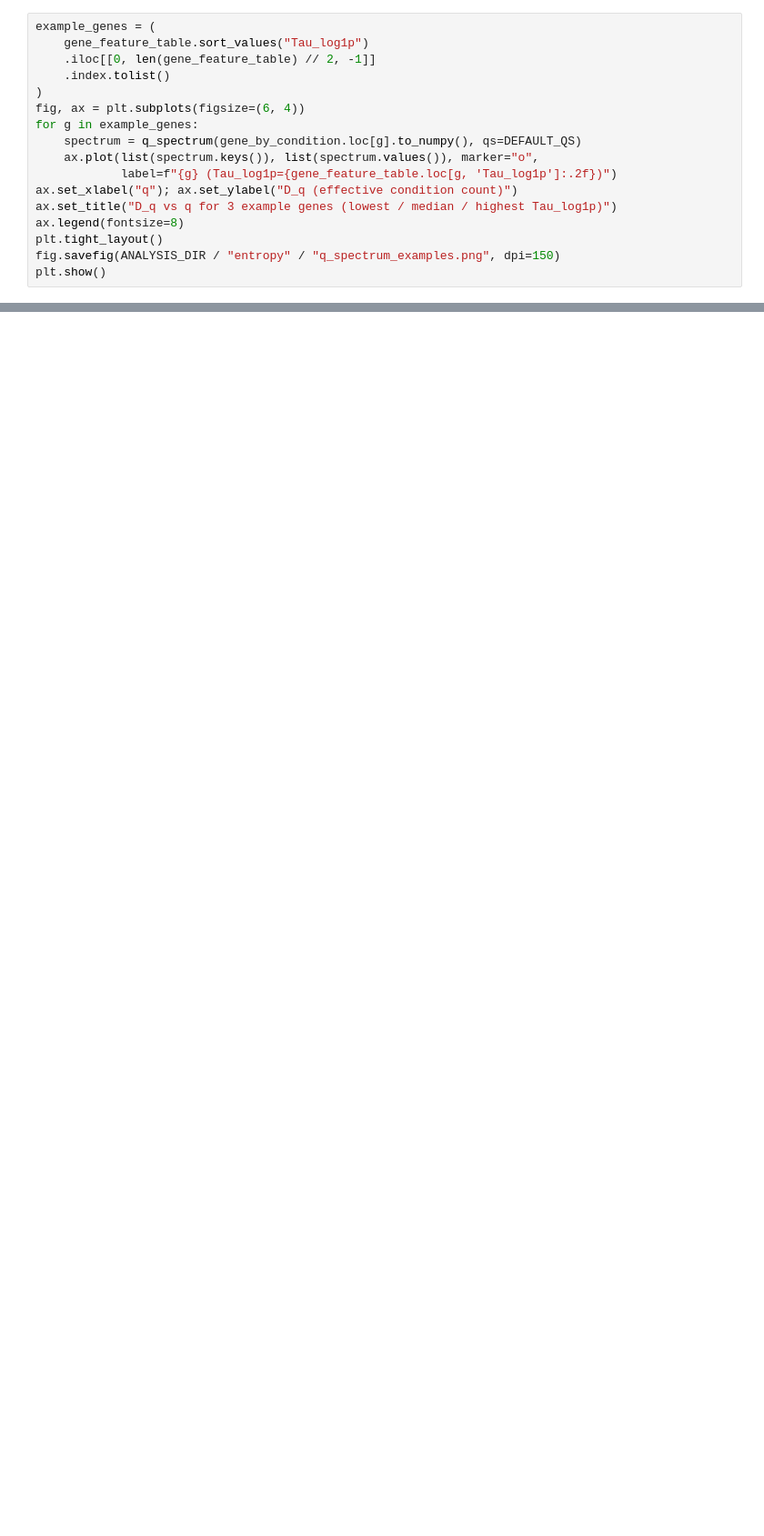
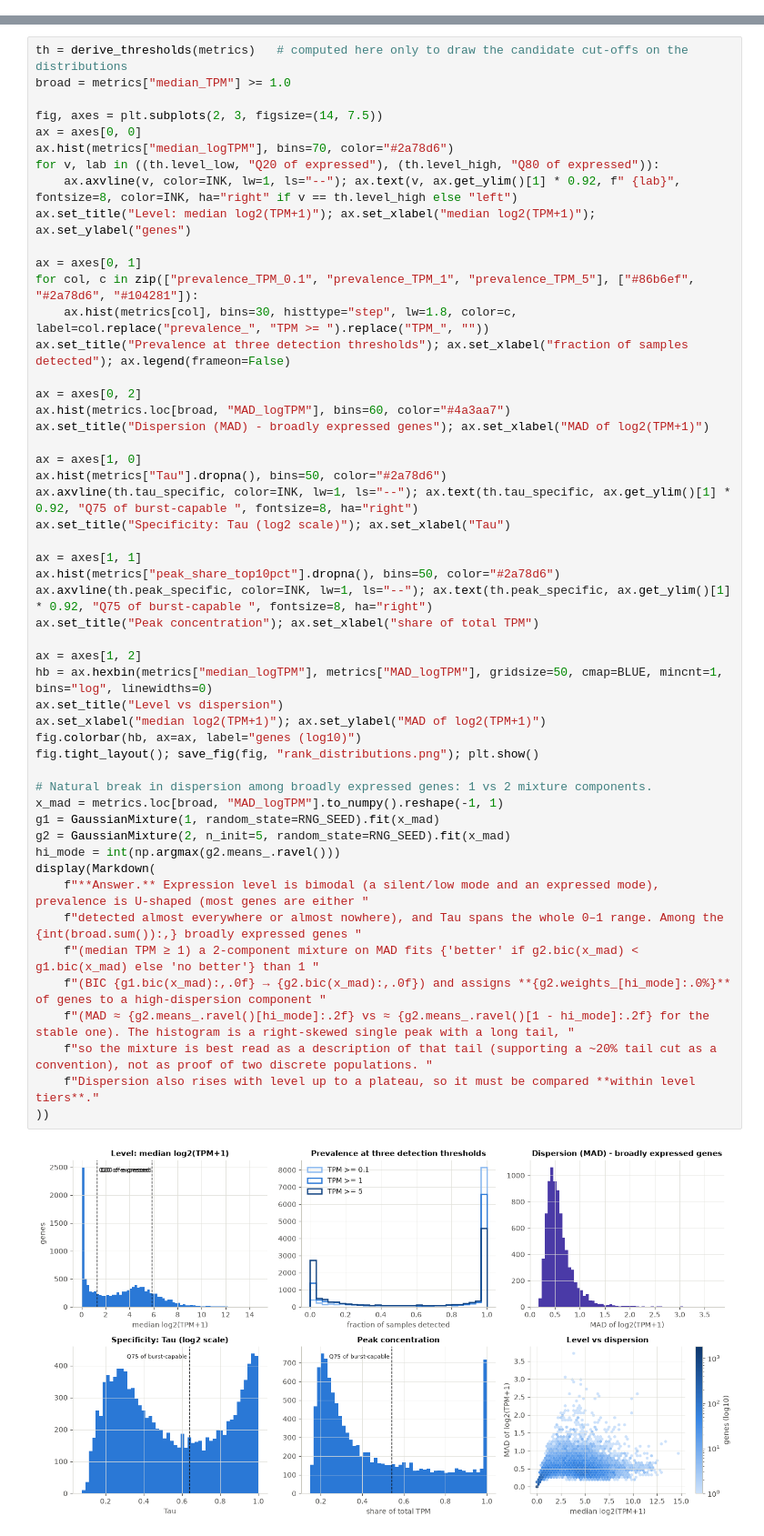
Before and after one commit to BatistaB/KOEXA, a Jupyter notebook: notebooks/gene_expression_classification.ipynb, the cells around one changed output, grey strips where cells are left out. Shown at 91% size. Saved outputs shown, nothing was run; the diff lists cells and outputs as text; blank space fills up the shorter version.

```diff
--- a/notebooks/gene_expression_classification.ipynb
+++ b/notebooks/gene_expression_classification.ipynb
@@ -882,17 +0,0 @@ just the dominant condition(s) as q→4) for genes with different shapes of expr
-# %%
-example_genes = (
-    gene_feature_table.sort_values("Tau_log1p")
-    .iloc[[0, len(gene_feature_table) // 2, -1]]
-    .index.tolist()
-)
-fig, ax = plt.subplots(figsize=(6, 4))
-for g in example_genes:
-    spectrum = q_spectrum(gene_by_condition.loc[g].to_numpy(), qs=DEFAULT_QS)
-    ax.plot(list(spectrum.keys()), list(spectrum.values()), marker="o",
-            label=f"{g} (Tau_log1p={gene_feature_table.loc[g, 'Tau_log1p']:.2f})")
-ax.set_xlabel("q"); ax.set_ylabel("D_q (effective condition count)")
-ax.set_title("D_q vs q for 3 example genes (lowest / median / highest Tau_log1p)")
-ax.legend(fontsize=8)
-plt.tight_layout()
-fig.savefig(ANALYSIS_DIR / "entropy" / "q_spectrum_examples.png", dpi=150)
-plt.show()
@@ -1246,0 +297,53 @@ will keep working unchanged as Milestone 8 adds studies: re-running this noteboo
+# %%
+th = derive_thresholds(metrics)   # computed here only to draw the candidate cut-offs on the distributions
+broad = metrics["median_TPM"] >= 1.0
+
+fig, axes = plt.subplots(2, 3, figsize=(14, 7.5))
+ax = axes[0, 0]
+ax.hist(metrics["median_logTPM"], bins=70, color="#2a78d6")
+for v, lab in ((th.level_low, "Q20 of expressed"), (th.level_high, "Q80 of expressed")):
+    ax.axvline(v, color=INK, lw=1, ls="--"); ax.text(v, ax.get_ylim()[1] * 0.92, f" {lab}", fontsize=8, color=INK, ha="right" if v == th.level_high else "left")
+ax.set_title("Level: median log2(TPM+1)"); ax.set_xlabel("median log2(TPM+1)"); ax.set_ylabel("genes")
+
+ax = axes[0, 1]
+for col, c in zip(["prevalence_TPM_0.1", "prevalence_TPM_1", "prevalence_TPM_5"], ["#86b6ef", "#2a78d6", "#104281"]):
+    ax.hist(metrics[col], bins=30, histtype="step", lw=1.8, color=c, label=col.replace("prevalence_", "TPM >= ").replace("TPM_", ""))
+ax.set_title("Prevalence at three detection thresholds"); ax.set_xlabel("fraction of samples detected"); ax.legend(frameon=False)
+
+ax = axes[0, 2]
+ax.hist(metrics.loc[broad, "MAD_logTPM"], bins=60, color="#4a3aa7")
+ax.set_title("Dispersion (MAD) - broadly expressed genes"); ax.set_xlabel("MAD of log2(TPM+1)")
+
+ax = axes[1, 0]
+ax.hist(metrics["Tau"].dropna(), bins=50, color="#2a78d6")
+ax.axvline(th.tau_specific, color=INK, lw=1, ls="--"); ax.text(th.tau_specific, ax.get_ylim()[1] * 0.92, "Q75 of burst-capable ", fontsize=8, ha="right")
+ax.set_title("Specificity: Tau (log2 scale)"); ax.set_xlabel("Tau")
+
+ax = axes[1, 1]
+ax.hist(metrics["peak_share_top10pct"].dropna(), bins=50, color="#2a78d6")
+ax.axvline(th.peak_specific, color=INK, lw=1, ls="--"); ax.text(th.peak_specific, ax.get_ylim()[1] * 0.92, "Q75 of burst-capable ", fontsize=8, ha="right")
+ax.set_title("Peak concentration"); ax.set_xlabel("share of total TPM")
+
+ax = axes[1, 2]
+hb = ax.hexbin(metrics["median_logTPM"], metrics["MAD_logTPM"], gridsize=50, cmap=BLUE, mincnt=1, bins="log", linewidths=0)
+ax.set_title("Level vs dispersion")
+ax.set_xlabel("median log2(TPM+1)"); ax.set_ylabel("MAD of log2(TPM+1)")
+fig.colorbar(hb, ax=ax, label="genes (log10)")
+fig.tight_layout(); save_fig(fig, "rank_distributions.png"); plt.show()
+
+# Natural break in dispersion among broadly expressed genes: 1 vs 2 mixture components.
+x_mad = metrics.loc[broad, "MAD_logTPM"].to_numpy().reshape(-1, 1)
+g1 = GaussianMixture(1, random_state=RNG_SEED).fit(x_mad)
+g2 = GaussianMixture(2, n_init=5, random_state=RNG_SEED).fit(x_mad)
+hi_mode = int(np.argmax(g2.means_.ravel()))
+display(Markdown(
+    f"**Answer.** Expression level is bimodal (a silent/low mode and an expressed mode), prevalence is U-shaped (most genes are either "
+    f"detected almost everywhere or almost nowhere), and Tau spans the whole 0–1 range. Among the {int(broad.sum()):,} broadly expressed genes "
+    f"(median TPM ≥ 1) a 2-component mixture on MAD fits {'better' if g2.bic(x_mad) < g1.bic(x_mad) else 'no better'} than 1 "
+    f"(BIC {g1.bic(x_mad):,.0f} → {g2.bic(x_mad):,.0f}) and assigns **{g2.weights_[hi_mode]:.0%}** of genes to a high-dispersion component "
+    f"(MAD ≈ {g2.means_.ravel()[hi_mode]:.2f} vs ≈ {g2.means_.ravel()[1 - hi_mode]:.2f} for the stable one). The histogram is a right-skewed single peak with a long tail, "
+    f"so the mixture is best read as a description of that tail (supporting a ~20% tail cut as a convention), not as proof of two discrete populations. "
+    f"Dispersion also rises with level up to a plateau, so it must be compared **within level tiers**."
+))
+# %% [output]
+[figure, added]
```
Also changed, not shown: parts of 113 cells of this notebook, 32 other files.
